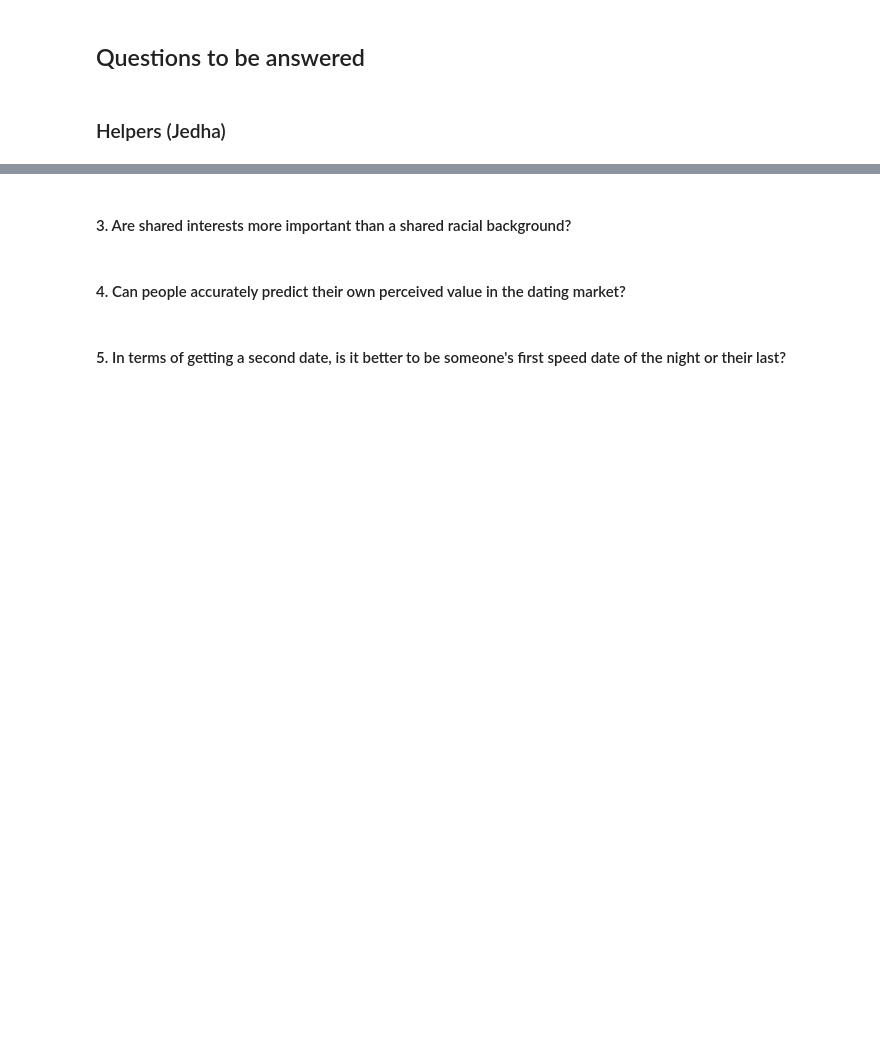
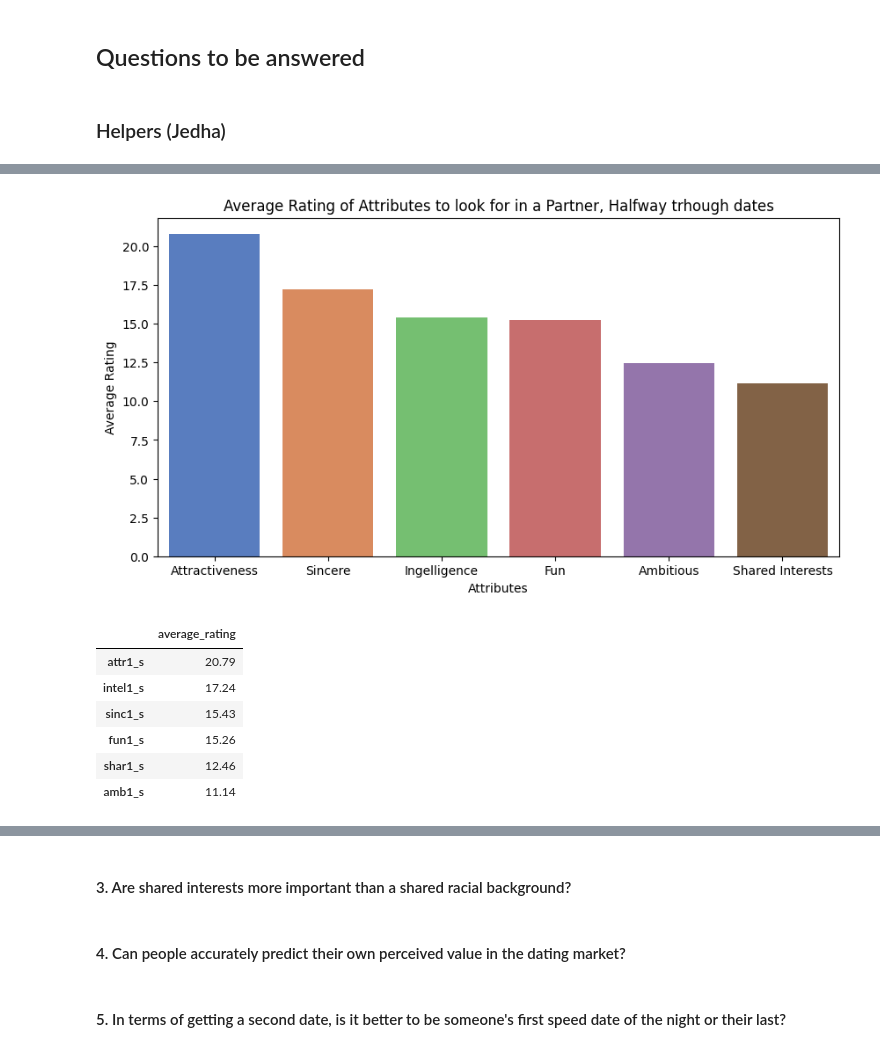
Before and after one commit to davidegc1/EDA_SpeedDating, a Jupyter notebook: Speed_dating.ipynb, the cells around one changed output, grey strips where cells are left out. Drawn from its saved outputs; the diff is of its cells as text; code cells hidden in the pictures; blank space fills up the shorter version.

```diff
--- a/Speed_dating.ipynb
+++ b/Speed_dating.ipynb
@@ -608,0 +850,17 @@ Name: proportion, dtype: float64
+# %%
+# drop missing values
+scorecard.dropna(inplace=True)
+halfway.dropna(inplace=True)
+# %%
+# create empty dictionary, then append average rating for every attribute
+empty_dict = {}
+
+for i in halfway.columns:
+  empty_dict[i] = halfway[i].mean().round(2)
+
+# convert to dataframe
+halfway_attributes = pd.DataFrame.from_dict(empty_dict, orient="index")
+# change column name
+halfway_attributes.rename(columns={0:"average_rating"}, inplace=True)
+
+halfway_attributes
@@ -608,0 +875,25 @@ Name: proportion, dtype: float64
+# %%
+# barplot to represent average of attributes
+attributes_list = ["Attractiveness", "Sincere", "Ingelligence", "Fun", "Ambitious", "Shared Interests"]
+
+plt.figure(figsize=(10,5))
+sns.barplot(data=halfway_attributes.sort_values(by="average_rating", ascending=False),
+            x=attributes_list,
+            y="average_rating",
+            palette="muted")
+
+plt.title("Average Rating of Attributes to look for in a Partner, Halfway trhough dates")
+plt.xlabel("Attributes")
+plt.ylabel("Average Rating")
+plt.show()
+
+display(halfway_attributes.sort_values(by="average_rating", ascending=False))
+# %% [output]
+[figure, added]
+|  | average_rating |
+| attr1_s | 20.79 |
+| intel1_s | 17.24 |
+| sinc1_s | 15.43 |
+| fun1_s | 15.26 |
+| shar1_s | 12.46 |
+| amb1_s | 11.14 |
```
Also changed, not shown: parts of 167 cells of this notebook, 3 other files.
